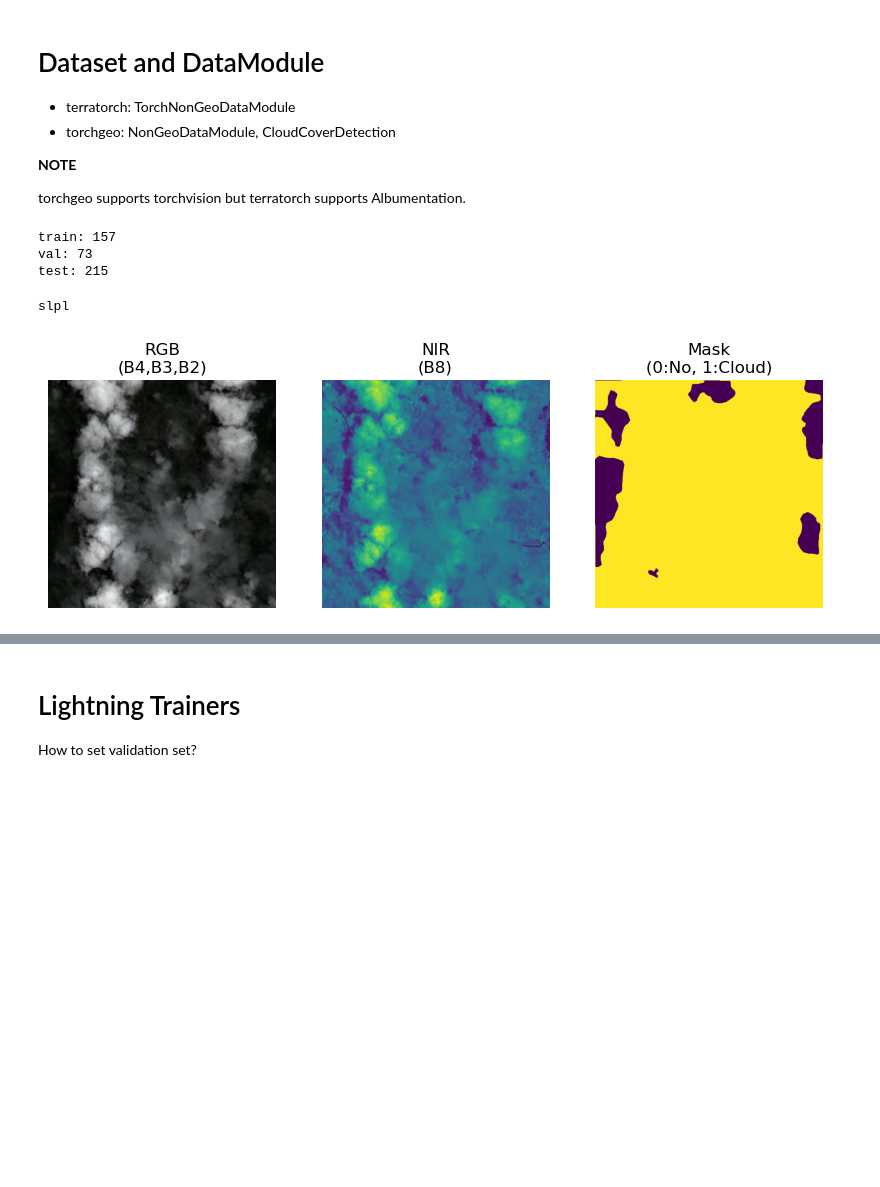
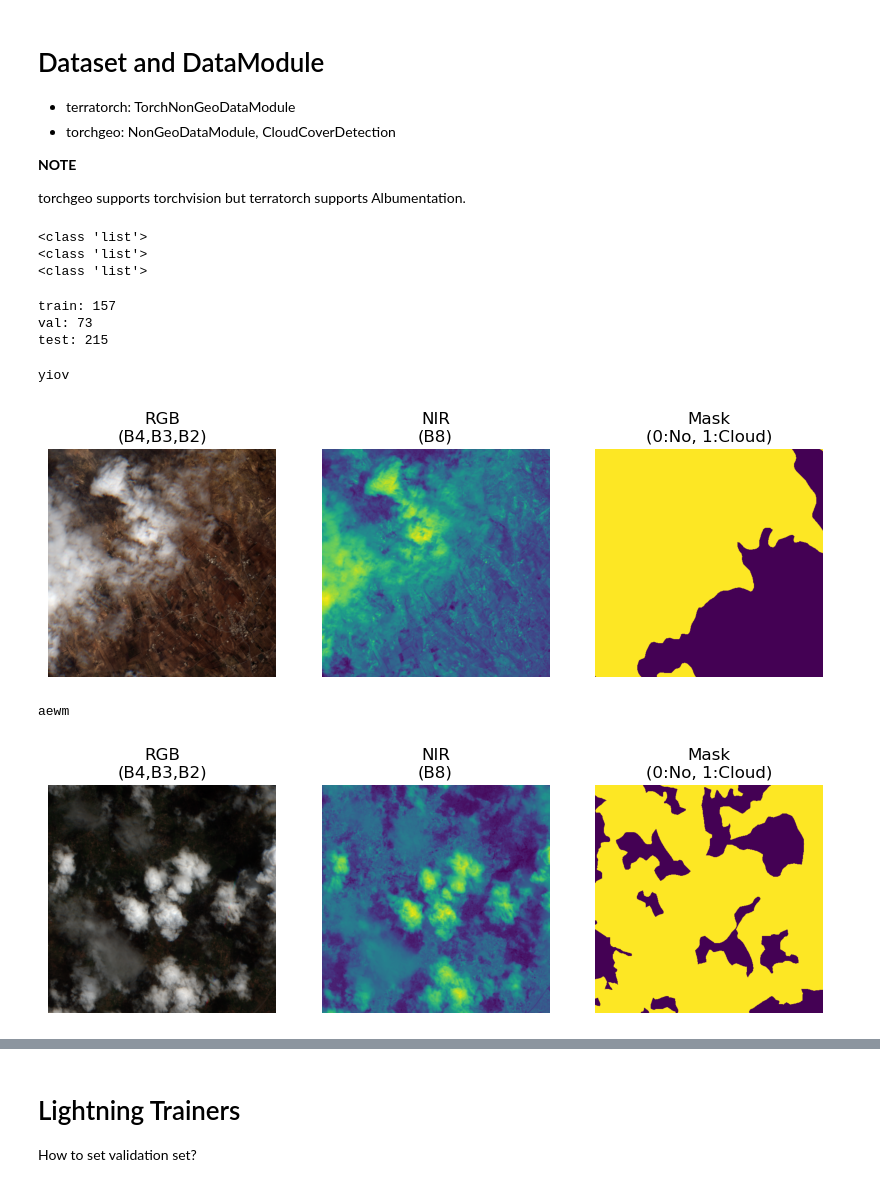
Before and after one commit to hk-kaden-kim/S2-CloudCover, a Jupyter notebook: terratorch_SMP_training.ipynb, the cells around one changed output, grey strips where cells are left out. Cells and saved outputs as stored; diff of their text form; code cells hidden in the pictures; blank space fills up the shorter version.

```diff
--- a/terratorch_SMP_training.ipynb
+++ b/terratorch_SMP_training.ipynb
@@ -114,21 +118,25 @@ from albumentations.pytorch import ToTensorV2
 # %%
 train_dataset = CustomCloudCoverDetection(root = './dataset',
                               split = 'train',
-                              transforms=A.Compose([A.Normalize(normalization='min_max_per_channel'),
-                                                    ToTensorV2()]),
+                            #   transforms=A.Compose([A.Normalize(normalization='min_max_per_channel'), ToTensorV2()]),
+                              transforms=[A.Normalize(normalization='min_max_per_channel'), ToTensorV2()],
                               download=False)
 
 val_dataset = CustomCloudCoverDetection(root = './dataset',
                               split = 'val',
-                              transforms=A.Compose([A.Normalize(normalization='min_max_per_channel'),
-                                                    ToTensorV2()]),
+                            #   transforms=A.Compose([A.Normalize(normalization='min_max_per_channel'), ToTensorV2()]),
+                            transforms=[A.Normalize(normalization='min_max_per_channel'), ToTensorV2()],
                               download=False)
 
 test_dataset = CustomCloudCoverDetection(root = './dataset',
                               split = 'test',
-                              transforms=A.Compose([A.Normalize(normalization='min_max_per_channel'),
-                                                    ToTensorV2()]),
+                            #   transforms=A.Compose([A.Normalize(normalization='min_max_per_channel'), ToTensorV2()]),
+                            transforms=[A.Normalize(normalization='min_max_per_channel'), ToTensorV2()],
                               download=False)
+# %% [output]
+<class 'list'>
+<class 'list'>
+<class 'list'>
 # %%
 print('train:', len(train_dataset))
 print('val:', len(val_dataset))
@@ -144,8 +152,17 @@ for i, idx in enumerate(idxs):
     print(train_dataset.metadata.loc[idx,'chip_id'])
     train_dataset.plot(train_dataset[idx])
 # %% [output]
-slpl
+yiov
-[figure, old version]
+[figure, new version]
+# %%
+idxs = np.random.randint(0, len(val_dataset)-1, 1)
+
+for i, idx in enumerate(idxs):
+    print(val_dataset.metadata.loc[idx,'chip_id'])
+    val_dataset.plot(val_dataset[idx])
+# %% [output]
+aewm
+[figure, added]
 # %%
 idxs = np.random.randint(0, len(test_dataset)-1, 1)
 
```
Also changed, not shown: parts of 8 cells of this notebook, 3 other files.
